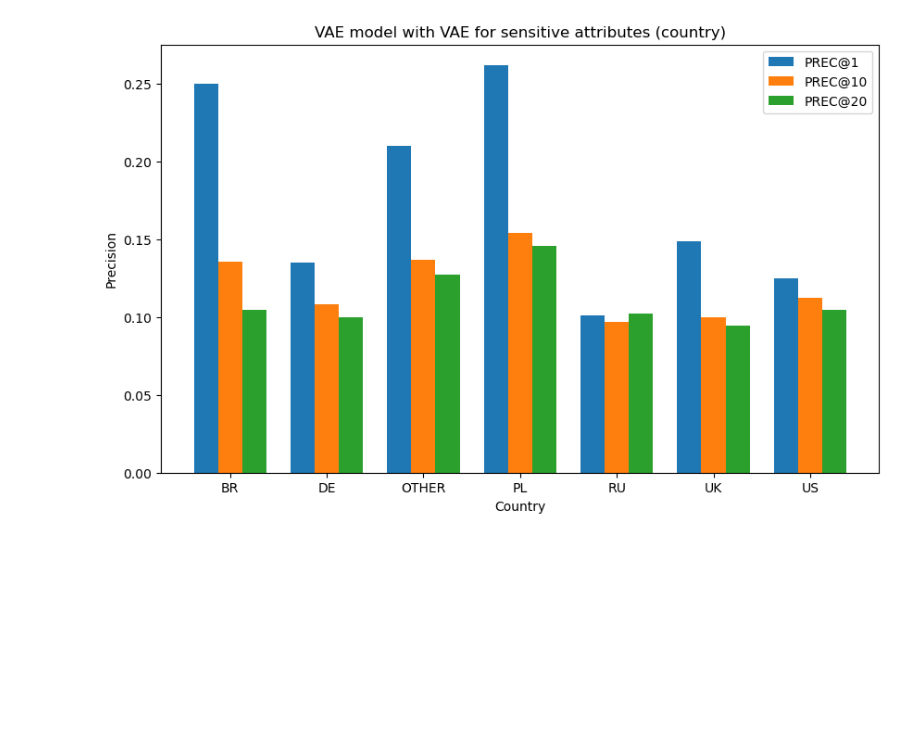
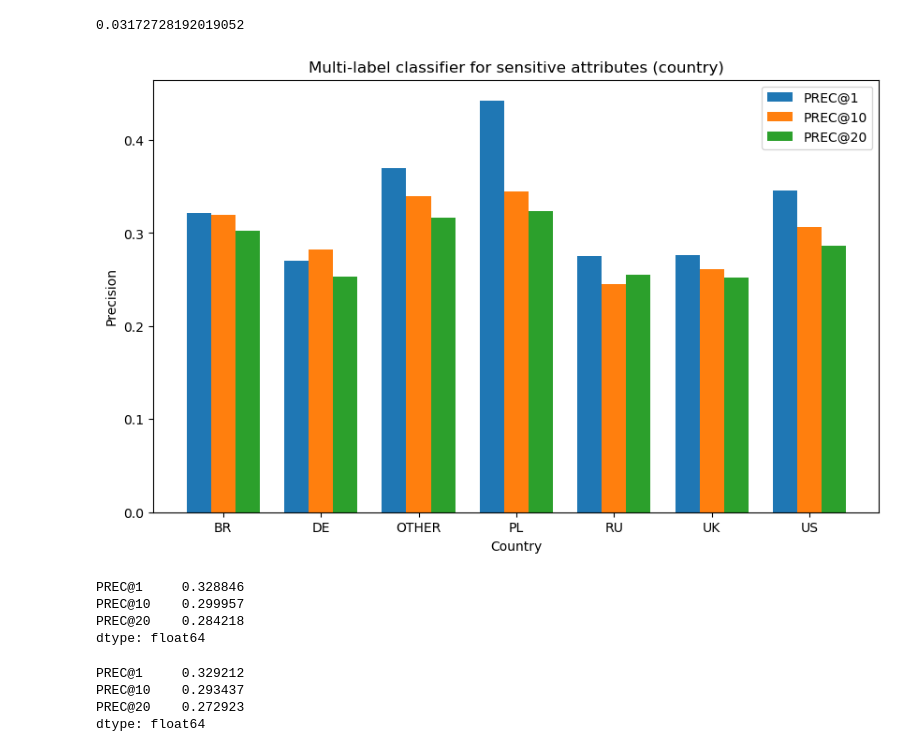
Before and after one commit to Git-Uzair/thesis, a Jupyter notebook: visualizing_results.ipynb, the cells around one changed output. Saved outputs shown, nothing was run; the diff lists cells and outputs as text; code cells hidden in the pictures; blank space fills up the shorter version.

Commit message:
Modified code for 2 sensitive variables, added more metrics to visualization code, modified train_script to run in background for 2 sensitive attrs training

```diff
--- a/visualizing_results.ipynb
+++ b/visualizing_results.ipynb
@@ -6,7 +6,7 @@ from sklearn.preprocessing import LabelEncoder
 import matplotlib.pyplot as plt
 # %%
 # Read the final results csv here
-vae_classifier_results = pd.read_csv('./results/vae_with_sens_vae_results.csv')
+vae_classifier_results = pd.read_csv('./results/lfm2b_final_results_[\'country\']_0.5_0.5_0.5.csv')
 # %%
 def space_separated_str_to_list(space_separated_str):
     return [int(x) for x in space_separated_str.split()]
@@ -29,29 +78,33 @@ vae_classifier_results['PREC@20'] = vae_classifier_results.apply(lambda row: pre
+# %%
+calculate_UFAIR_(vae_classifier_results,["country"],k_value=20)
+# %% [output]
+0.03172728192019052
 # %%
 # Group by 'country' and calculate the mean for each group
 grouped_df = vae_classifier_results.groupby('country')[['PREC@1', 'PREC@10', 'PREC@20']].mean().reset_index()
 # %%
 # Plotting
 fig, ax = plt.subplots(figsize=(10, 6))
 
 bar_width = 0.25
 bar_positions_1 = range(len(grouped_df['country']))
 bar_positions_2 = [pos + bar_width for pos in bar_positions_1]
 bar_positions_3 = [pos + bar_width for pos in bar_positions_2]
 
 # Plotting the bars
 ax.bar(bar_positions_1, grouped_df['PREC@1'], width=bar_width, label='PREC@1')
 ax.bar(bar_positions_2, grouped_df['PREC@10'], width=bar_width, label='PREC@10')
 ax.bar(bar_positions_3, grouped_df['PREC@20'], width=bar_width, label='PREC@20')
 
 # Adding labels and title
 ax.set_xlabel('Country')
 ax.set_ylabel('Precision')
 ax.set_xticks([pos + bar_width for pos in bar_positions_1])
 ax.set_xticklabels(grouped_df['country'])
 ax.legend()
-ax.set_title('VAE model with VAE for sensitive attributes (country)')
+ax.set_title('Multi-label classifier for sensitive attributes (country)')
 
 # Show the plot
 plt.show()
 # %% [output]
-[figure, old version]
+[figure, new version]
@@ -57,0 +113,14 @@ plt.show()
+# %%
+mean_precision_scores
+# %% [output]
+PREC@1     0.328846
+PREC@10    0.299957
+PREC@20    0.284218
+dtype: float64
+# %%
+mean_precision_scores
+# %% [output]
+PREC@1     0.329212
+PREC@10    0.293437
+PREC@20    0.272923
+dtype: float64
```
Also changed, not shown: parts of 2 cells of this notebook, 2 other files.
